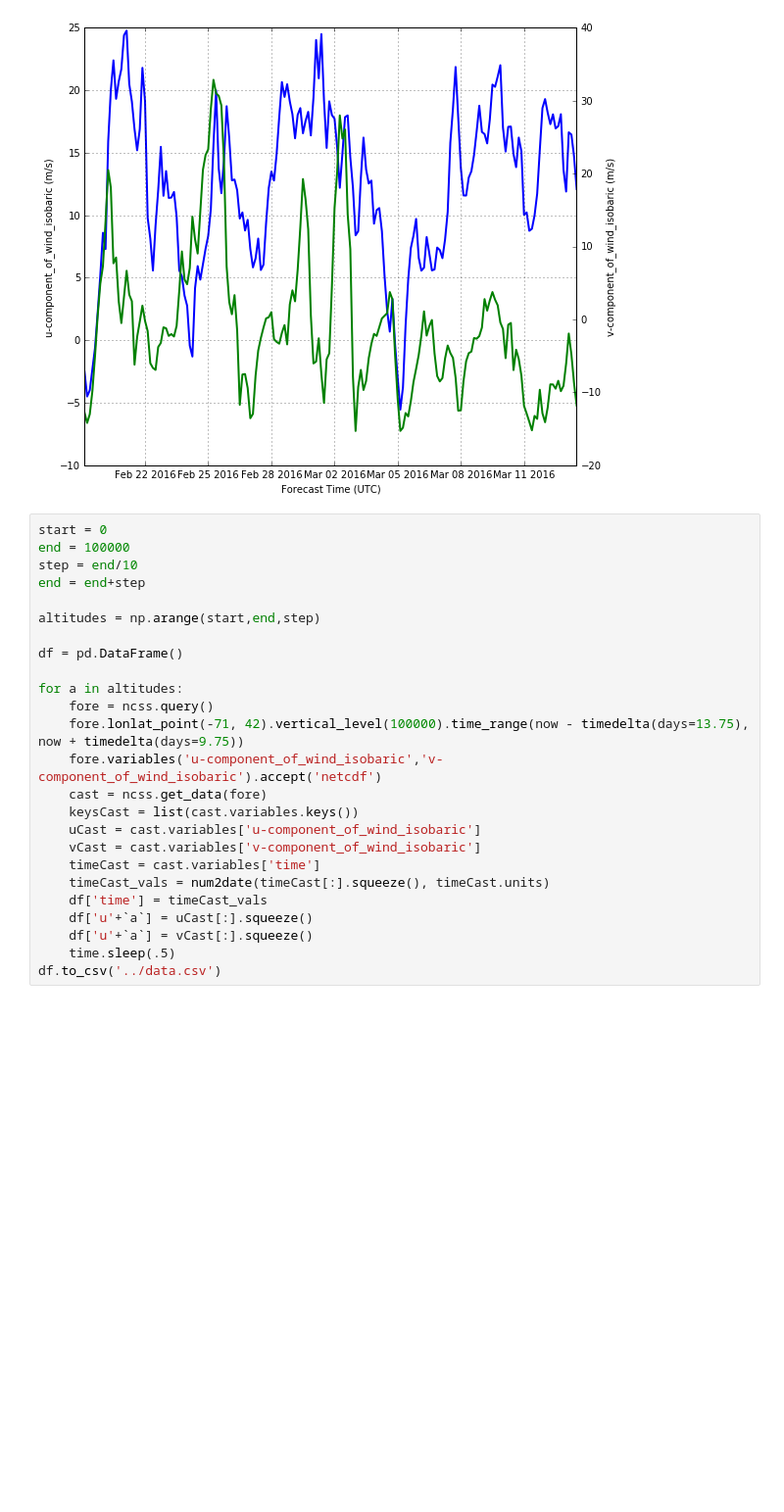
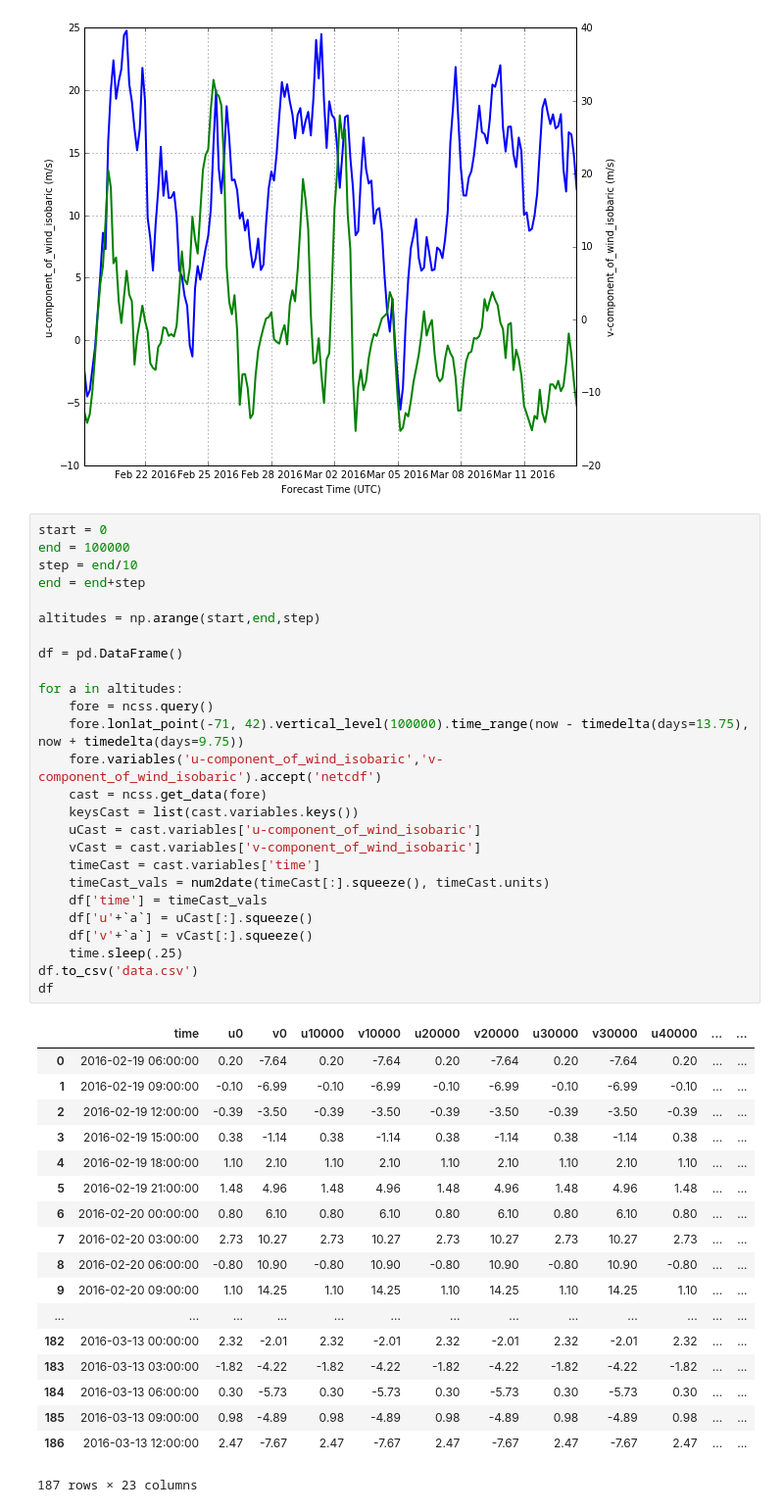
Before and after one commit to spacevacation/aerocene, a Jupyter notebook: Aerocene.ipynb, the cells around one changed output. Shown at 98% size. Cells and saved outputs as stored; diff of their text form; blank space fills up the shorter version.

Commit message:
data fix

```diff
--- a/Aerocene.ipynb
+++ b/Aerocene.ipynb
@@ -123,25 +122,45 @@ ax0.grid(True)
 # %%
 start = 0
 end = 100000
 step = end/10
 end = end+step
 
 altitudes = np.arange(start,end,step)
 
 df = pd.DataFrame()
 
 for a in altitudes:
     fore = ncss.query()
     fore.lonlat_point(-71, 42).vertical_level(100000).time_range(now - timedelta(days=13.75), now + timedelta(days=9.75))
     fore.variables('u-component_of_wind_isobaric','v-component_of_wind_isobaric').accept('netcdf')
     cast = ncss.get_data(fore)
     keysCast = list(cast.variables.keys())
     uCast = cast.variables['u-component_of_wind_isobaric']
     vCast = cast.variables['v-component_of_wind_isobaric']
     timeCast = cast.variables['time']
     timeCast_vals = num2date(timeCast[:].squeeze(), timeCast.units)
     df['time'] = timeCast_vals
     df['u'+`a`] = uCast[:].squeeze()
-    df['u'+`a`] = vCast[:].squeeze()
-    time.sleep(.5)
-df.to_csv('../data.csv')
+    df['v'+`a`] = vCast[:].squeeze()
+    time.sleep(.25)
+df.to_csv('data.csv')
+df
+# %% [output]
+|  | time | u0 | v0 | u10000 | v10000 | u20000 | v20000 | u30000 | v30000 | u40000 | ... | ... |
+| 0 | 2016-02-19 06:00:00 | 0.20 | -7.64 | 0.20 | -7.64 | 0.20 | -7.64 | 0.20 | -7.64 | 0.20 | ... | ... |
+| 1 | 2016-02-19 09:00:00 | -0.10 | -6.99 | -0.10 | -6.99 | -0.10 | -6.99 | -0.10 | -6.99 | -0.10 | ... | ... |
+| 2 | 2016-02-19 12:00:00 | -0.39 | -3.50 | -0.39 | -3.50 | -0.39 | -3.50 | -0.39 | -3.50 | -0.39 | ... | ... |
+| 3 | 2016-02-19 15:00:00 | 0.38 | -1.14 | 0.38 | -1.14 | 0.38 | -1.14 | 0.38 | -1.14 | 0.38 | ... | ... |
+| 4 | 2016-02-19 18:00:00 | 1.10 | 2.10 | 1.10 | 2.10 | 1.10 | 2.10 | 1.10 | 2.10 | 1.10 | ... | ... |
+| 5 | 2016-02-19 21:00:00 | 1.48 | 4.96 | 1.48 | 4.96 | 1.48 | 4.96 | 1.48 | 4.96 | 1.48 | ... | ... |
+| 6 | 2016-02-20 00:00:00 | 0.80 | 6.10 | 0.80 | 6.10 | 0.80 | 6.10 | 0.80 | 6.10 | 0.80 | ... | ... |
+| 7 | 2016-02-20 03:00:00 | 2.73 | 10.27 | 2.73 | 10.27 | 2.73 | 10.27 | 2.73 | 10.27 | 2.73 | ... | ... |
+| 8 | 2016-02-20 06:00:00 | -0.80 | 10.90 | -0.80 | 10.90 | -0.80 | 10.90 | -0.80 | 10.90 | -0.80 | ... | ... |
+| 9 | 2016-02-20 09:00:00 | 1.10 | 14.25 | 1.10 | 14.25 | 1.10 | 14.25 | 1.10 | 14.25 | 1.10 | ... | ... |
+| ... | ... | ... | ... | ... | ... | ... | ... | ... | ... | ... | ... | ... |
+| 182 | 2016-03-13 00:00:00 | 2.32 | -2.01 | 2.32 | -2.01 | 2.32 | -2.01 | 2.32 | -2.01 | 2.32 | ... | ... |
+| 183 | 2016-03-13 03:00:00 | -1.82 | -4.22 | -1.82 | -4.22 | -1.82 | -4.22 | -1.82 | -4.22 | -1.82 | ... | ... |
+| 184 | 2016-03-13 06:00:00 | 0.30 | -5.73 | 0.30 | -5.73 | 0.30 | -5.73 | 0.30 | -5.73 | 0.30 | ... | ... |
+| 185 | 2016-03-13 09:00:00 | 0.98 | -4.89 | 0.98 | -4.89 | 0.98 | -4.89 | 0.98 | -4.89 | 0.98 | ... | ... |
+| 186 | 2016-03-13 12:00:00 | 2.47 | -7.67 | 2.47 | -7.67 | 2.47 | -7.67 | 2.47 | -7.67 | 2.47 | ... | ... |
+187 rows × 23 columns
```
Also changed, not shown: parts of 3 cells of this notebook, 3 other files.
